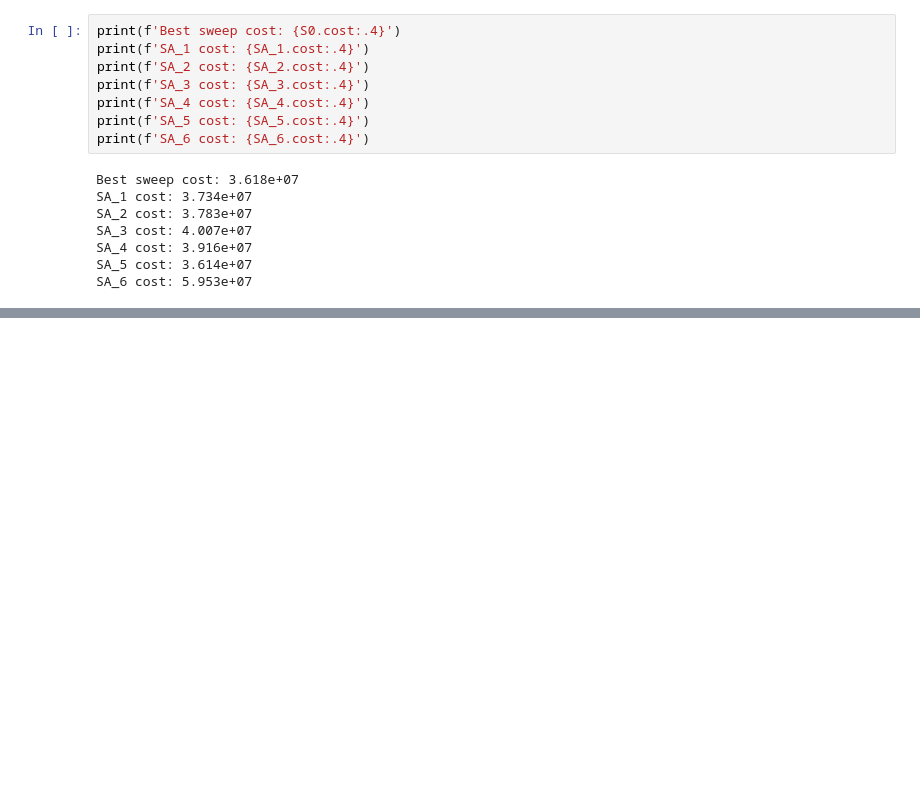
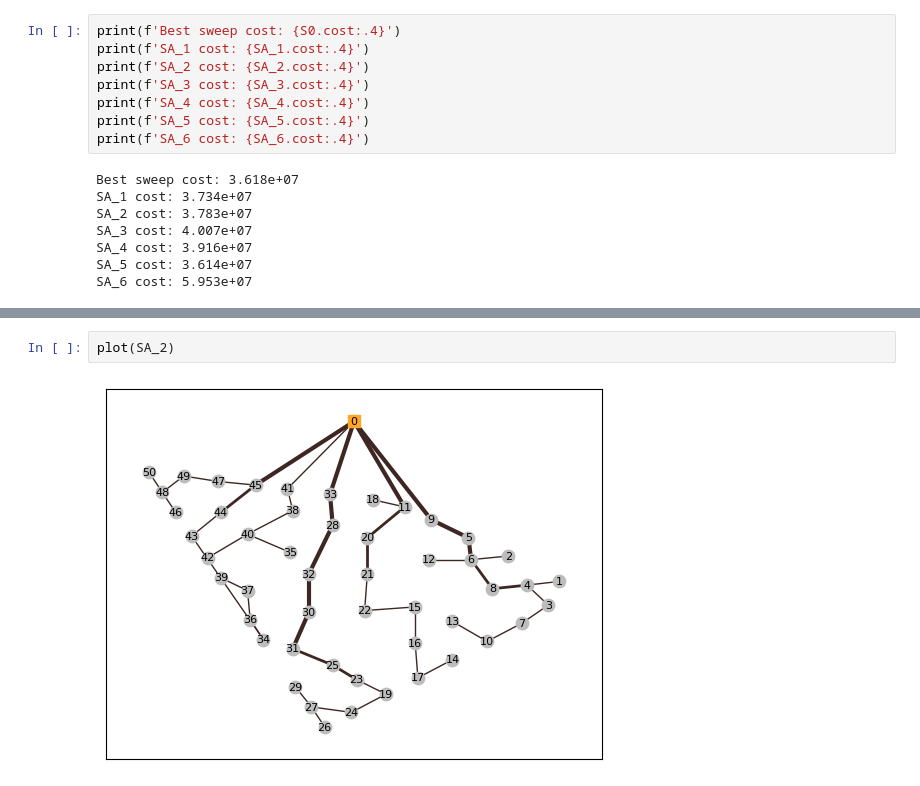
Before and after one commit to FernandoSchett/wamuu, a Jupyter notebook: code_examples/2.0-pma-simulated_annealing.ipynb, the cells around one changed output, grey strips where cells are left out. Cells and saved outputs as stored; diff of their text form; blank space fills up the shorter version.

```diff
--- a/code_examples/2.0-pma-simulated_annealing.ipynb
+++ b/code_examples/2.0-pma-simulated_annealing.ipynb
@@ -79,0 +84,4 @@ SA_6 cost: 5.953e+07
+# %%
+plot(SA_2)
+# %% [output]
+[figure, added]
```
Also changed, not shown: parts of 5 cells of this notebook.
